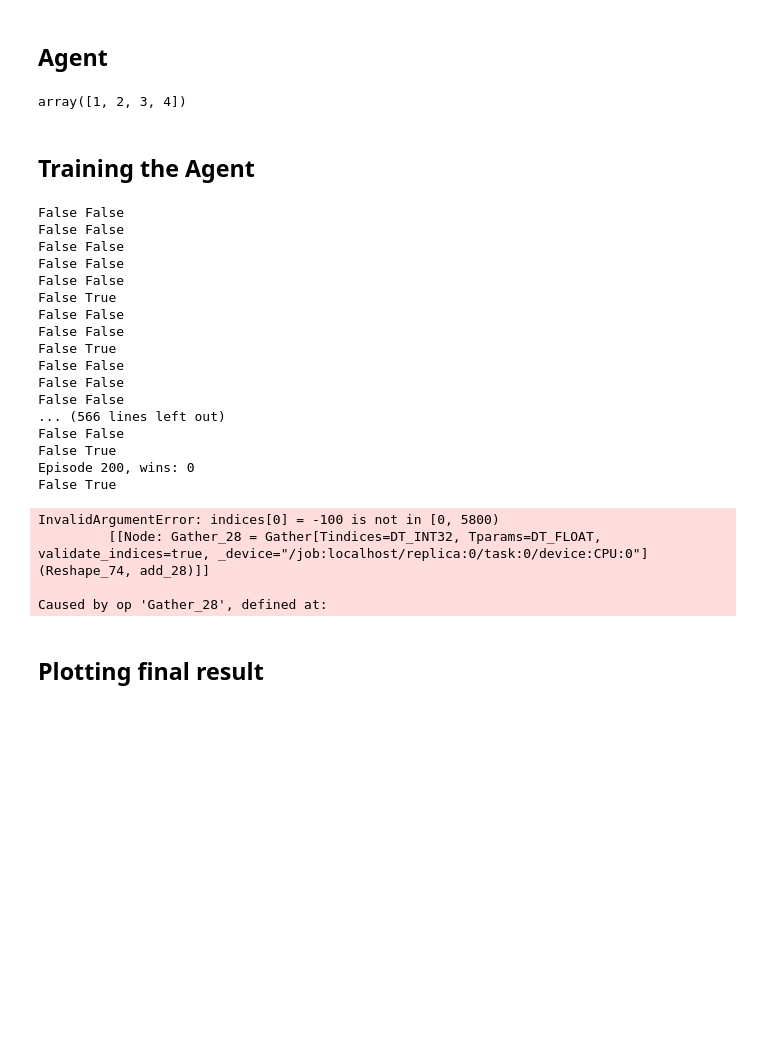
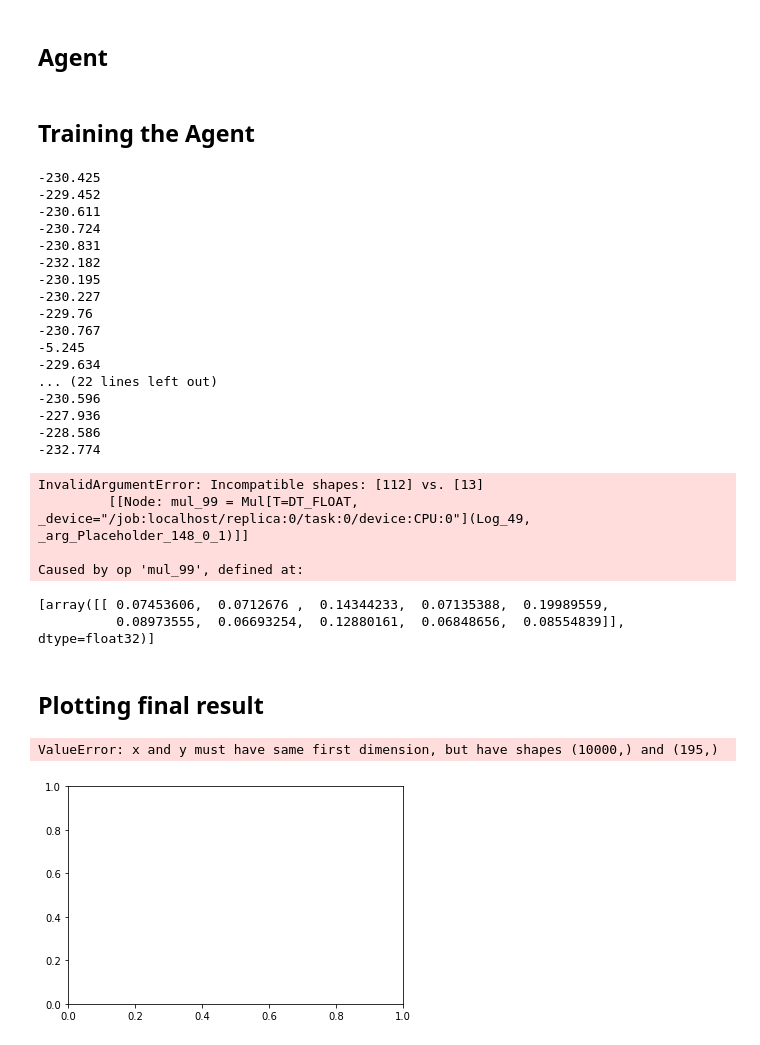
Before and after one commit to matjoerg/reinforcement_learning, a Jupyter notebook: VectorRally_PolicyGradient/VectorRally_PolicyGradient.ipynb, the cells around one changed output. Drawn from its saved outputs; the diff is of its cells as text; code cells hidden in the pictures; blank space fills up the shorter version.

```diff
--- a/VectorRally_PolicyGradient/VectorRally_PolicyGradient.ipynb
+++ b/VectorRally_PolicyGradient/VectorRally_PolicyGradient.ipynb
@@ -104,9 +103,4 @@ class PGnetwork():
         self.train = trainer.minimize(self.loss)
-# %%
-a = np.array([1,2,3,4]).reshape(4)
-a
-# %% [output]
-array([1, 2, 3, 4])
 # %% [markdown]
 ## Training the Agent
 # %%
@@ -137,23 +131,25 @@ action_batch = []
 with tf.Session() as sess:
     sess.run(init)
     for i in range(num_episodes):
-        if (i+1)%100 == 0:
+        if (i+1)%200 == 0:
             print("Episode {}, wins: {}".format(i+1,wins))
 
-        if i%200 == 0 and i != 0:
+        if i%5 == 0 and i != 0:
             p_batch = np.array(p_batch)
             reward_batch = np.array(reward_batch)
-            action_batch = np.array(reward_batch)
+
+            action_batch = np.array(action_batch)
 
             p_batch = p_batch.reshape(p_batch.shape[0],p_batch.shape[1],1)
             #reward_batch = reward_batch.reshape(reward_batch.shape[0],1)
             #action_batch = action_batch.reshape(action_batch.shape[0],1)
 
-            train_steps = 50
+            train_steps = 1
             for j in range(train_steps):
                 _,cost = sess.run([Agent.train,Agent.loss],feed_dict={Agent.stateaction:p_batch,
                                                                       Agent.rewards:reward_batch,
                                                                       Agent.actions:action_batch})
+                print(cost)
 
             p_batch = []
             reward_batch = []
@@ -170,10 +166,9 @@ with tf.Session() as sess:
             # choose action based on n_sample random samples
             pi = sess.run([Agent.pi],feed_dict={Agent.stateaction:p.reshape(1,3,1)})
             arga = np.random.choice(range(len(actions)),p=pi[0][0])
+            #if np.random.rand(1) < e:
+            #    arga = np.random.randint(0,n_samples)
             a = actions[arga]
-
-            #if np.random.rand(1) < e:
-            #    a[0] = np.random.randint(0,4)
 
             # new position and reward
             r, p_new, dead, win = Env.step(p,a)
@@ -197,24 +192,24 @@ with tf.Session() as sess:
         xList.append(xAll)
         yList.append(yAll)
 # %% [output]
-False False
-False False
-False False
-False False
-False False
-False True
-False False
-False False
-False True
-False False
-False False
-False False
-... (566 lines left out)
-False False
-False True
-Episode 200, wins: 0
-False True
+-230.425
+-229.452
+-230.611
+-230.724
+-230.831
+-232.182
+-230.195
+-230.227
+-229.76
+-230.767
+-5.245
+-229.634
+... (22 lines left out)
+-230.596
+-227.936
+-228.586
+-232.774
-InvalidArgumentError: indices[0] = -100 is not in [0, 5800)
-         [[Node: Gather_28 = Gather[Tindices=DT_INT32, Tparams=DT_FLOAT, validate_indices=true, _device="/job:localhost/replica:0/task:0/device:CPU:0"](Reshape_74, add_28)]]
+InvalidArgumentError: Incompatible shapes: [112] vs. [13]
+         [[Node: mul_99 = Mul[T=DT_FLOAT, _device="/job:localhost/replica:0/task:0/device:CPU:0"](Log_49, _arg_Placeholder_148_0_1)]]
 
-Caused by op 'Gather_28', defined at:
+Caused by op 'mul_99', defined at:
@@ -223,5 +216,18 @@ dead
+# %%
+pi
+# %% [output]
+[array([[ 0.07453606,  0.0712676 ,  0.14344233,  0.07135388,  0.19989559,
+          0.08973555,  0.06693254,  0.12880161,  0.06848656,  0.08554839]], dtype=float32)]
 # %% [markdown]
 ## Plotting final result
+# %%
+figure()
+plot(range(num_episodes),rList)
+
+show()
+# %% [output]
+ValueError: x and y must have same first dimension, but have shapes (10000,) and (195,)
+[figure, added]
 # %%
 Env = TrackEnvironment(track_width=1, track_length=1, vector_length=0.1)
 
```
Also changed, not shown: parts of 7 cells of this notebook.
